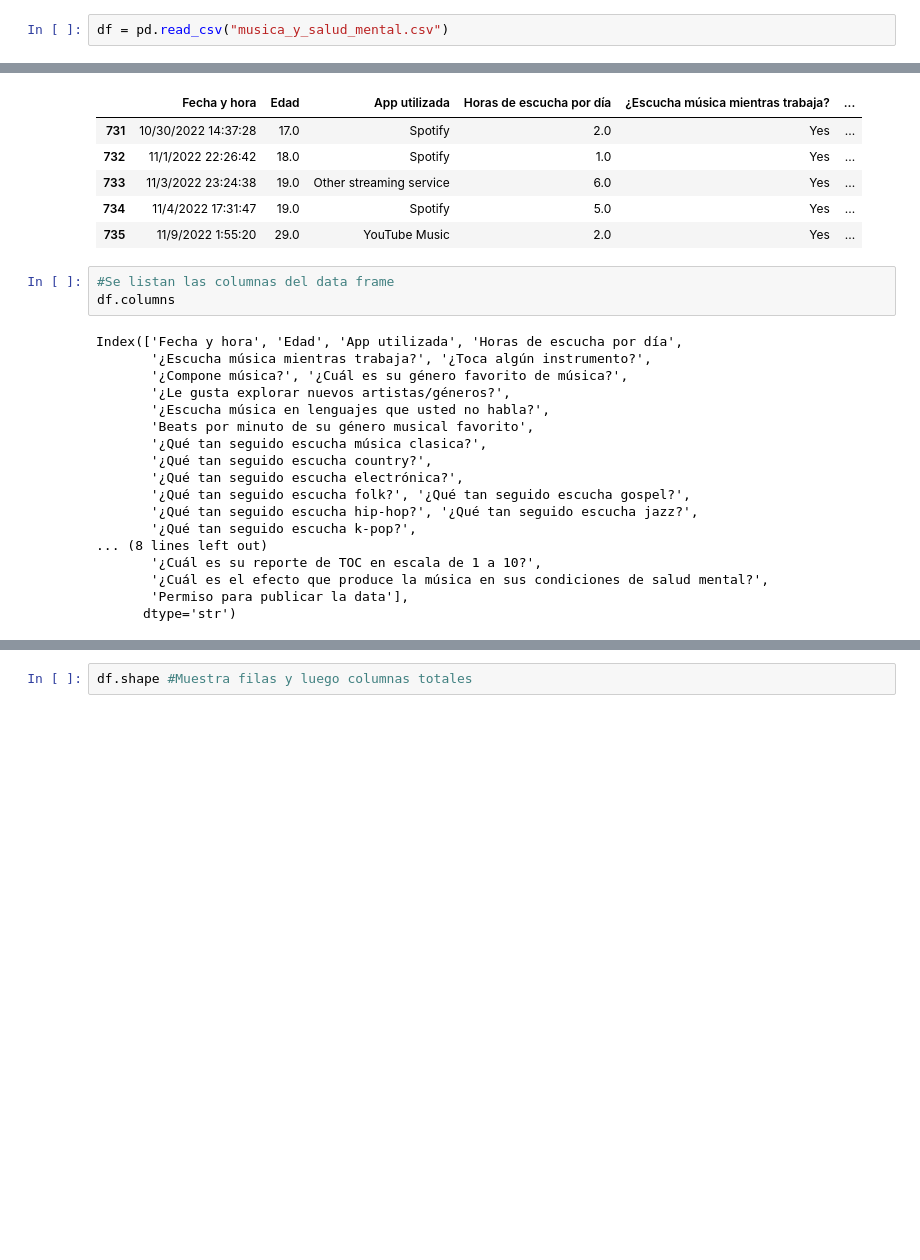
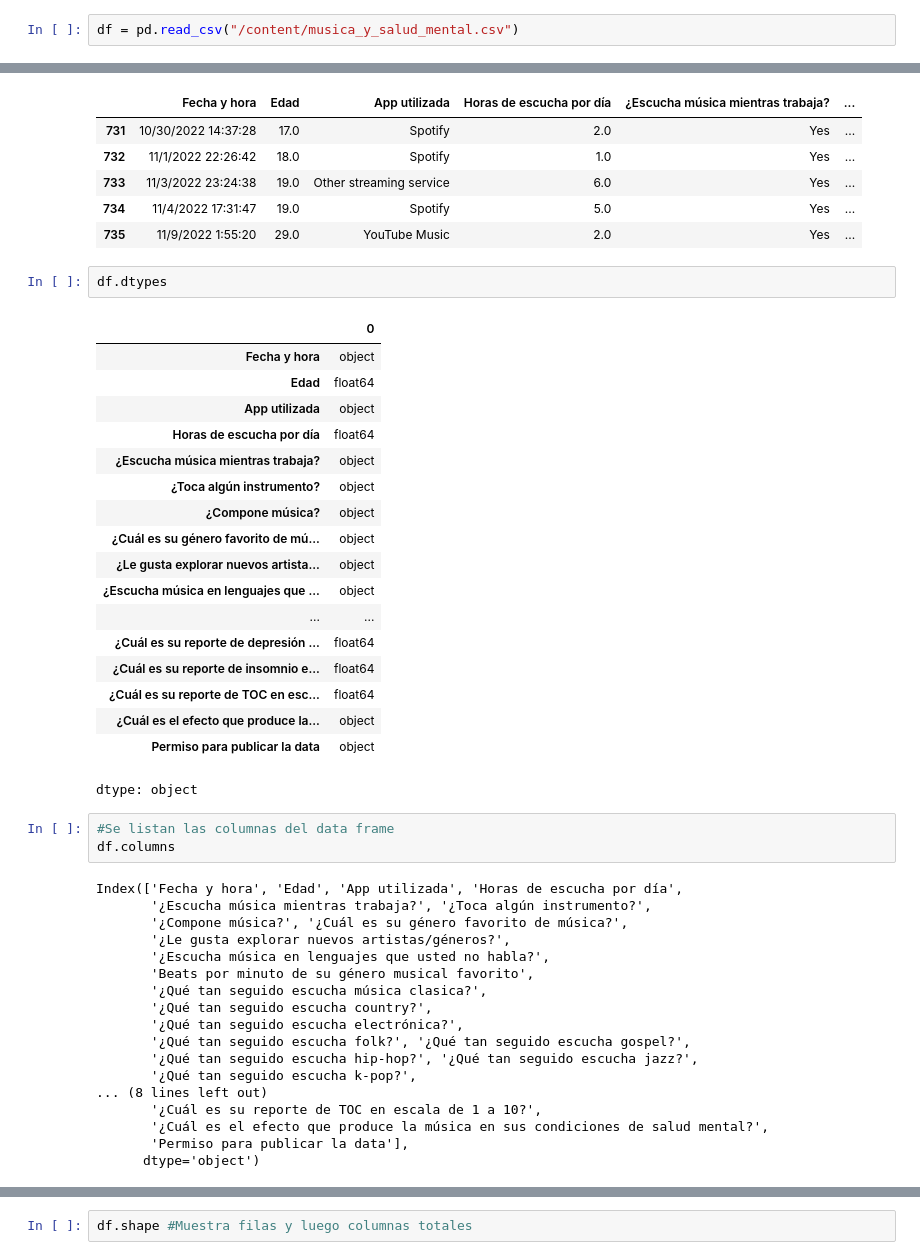
Before and after one commit to masolopa/MINERIADEDATOS, a Jupyter notebook: EV2.ipynb, the cells around one changed output, grey strips where cells are left out. Saved outputs shown, nothing was run; the diff lists cells and outputs as text; blank space fills up the shorter version.

```diff
--- a/EV2.ipynb
+++ b/EV2.ipynb
@@ -15,4 +48,4 @@ pd.set_option('display.max_columns', None)
 # Para ver todas las filas (cuidado si el dataset es muy grande)
 pd.set_option('display.max_rows', None)
 # %%
-df = pd.read_csv("musica_y_salud_mental.csv")
+df = pd.read_csv("/content/musica_y_salud_mental.csv")
@@ -75,6 +96,27 @@ df.tail()
 | 733 | 11/3/2022 23:24:38 | 19.0 | Other streaming service | 6.0 | Yes | ... |
 | 734 | 11/4/2022 17:31:47 | 19.0 | Spotify | 5.0 | Yes | ... |
 | 735 | 11/9/2022 1:55:20 | 29.0 | YouTube Music | 2.0 | Yes | ... |
+# %%
+df.dtypes
+# %% [output]
+|  | 0 |
+| Fecha y hora | object |
+| Edad | float64 |
+| App utilizada | object |
+| Horas de escucha por día | float64 |
+| ¿Escucha música mientras trabaja? | object |
+| ¿Toca algún instrumento? | object |
+| ¿Compone música? | object |
+| ¿Cuál es su género favorito de mú... | object |
+| ¿Le gusta explorar nuevos artista... | object |
+| ¿Escucha música en lenguajes que ... | object |
+| ... | ... |
+| ¿Cuál es su reporte de depresión ... | float64 |
+| ¿Cuál es su reporte de insomnio e... | float64 |
+| ¿Cuál es su reporte de TOC en esc... | float64 |
+| ¿Cuál es el efecto que produce la... | object |
+| Permiso para publicar la data | object |
+dtype: object
 # %%
 #Se listan las columnas del data frame
 df.columns
@@ -95,4 +137,4 @@ Index(['Fecha y hora', 'Edad', 'App utilizada', 'Horas de escucha por día',
        '¿Cuál es su reporte de TOC en escala de 1 a 10?',
        '¿Cuál es el efecto que produce la música en sus condiciones de salud mental?',
        'Permiso para publicar la data'],
-      dtype='str')
+      dtype='object')
```
Also changed, not shown: parts of 64 cells of this notebook.
